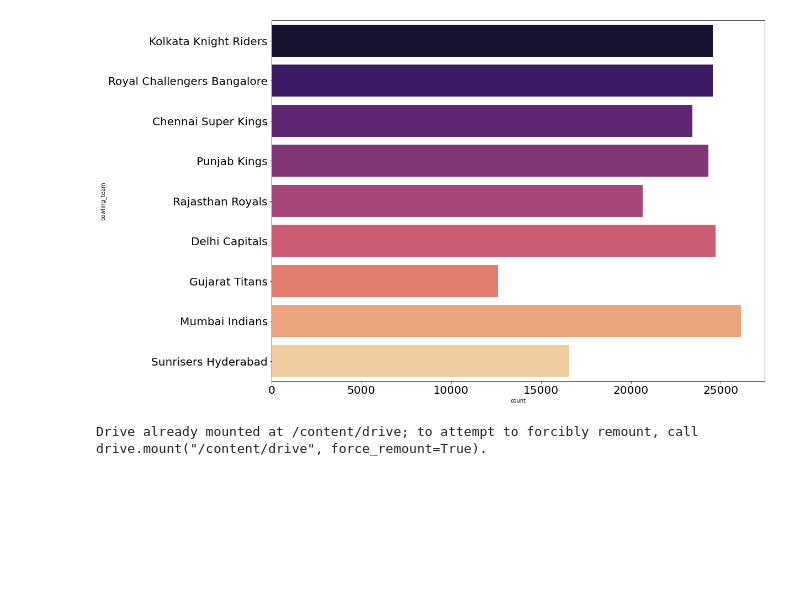
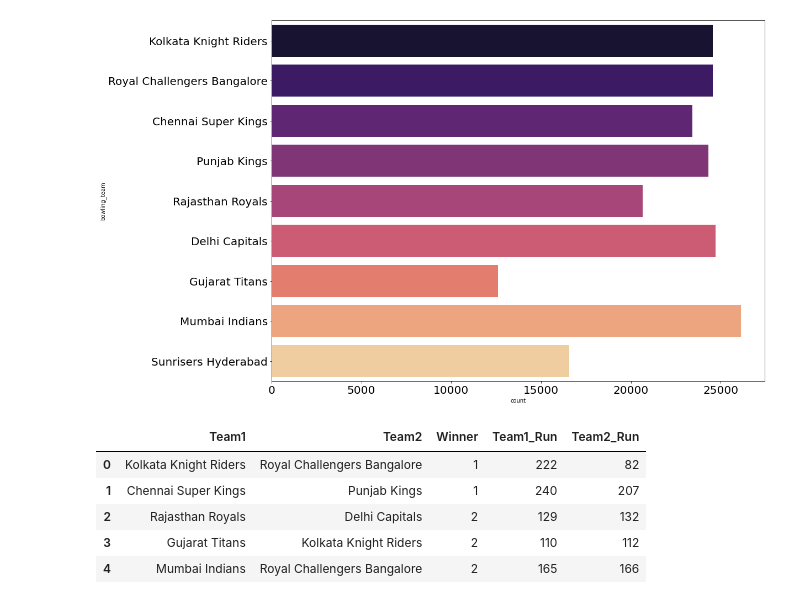
Before and after one commit to AniruddhA-Omni/Devspace2022_ps1, a Jupyter notebook: ps1_devspace.ipynb, the cells around one changed output. Cells and saved outputs as stored; diff of their text form; code cells hidden in the pictures; blank space fills up the shorter version.

```diff
--- a/ps1_devspace.ipynb
+++ b/ps1_devspace.ipynb
@@ -342,8 +373,3 @@ plt.xticks(fontsize=20)
 plt.show()
 # %% [output]
 [figure]
-# %%
-from google.colab import drive
-drive.mount('/content/drive')
-# %% [output]
-Drive already mounted at /content/drive; to attempt to forcibly remount, call drive.mount("/content/drive", force_remount=True).
@@ -349,0 +416,9 @@ Drive already mounted at /content/drive; to attempt to forcibly remount, call dr
+# %%
+dd.head()
+# %% [output]
+|  | Team1 | Team2 | Winner | Team1_Run | Team2_Run |
+| 0 | Kolkata Knight Riders | Royal Challengers Bangalore | 1 | 222 | 82 |
+| 1 | Chennai Super Kings | Punjab Kings | 1 | 240 | 207 |
+| 2 | Rajasthan Royals | Delhi Capitals | 2 | 129 | 132 |
+| 3 | Gujarat Titans | Kolkata Knight Riders | 2 | 110 | 112 |
+| 4 | Mumbai Indians | Royal Challengers Bangalore | 2 | 165 | 166 |
```
Also changed, not shown: parts of 31 cells of this notebook.
